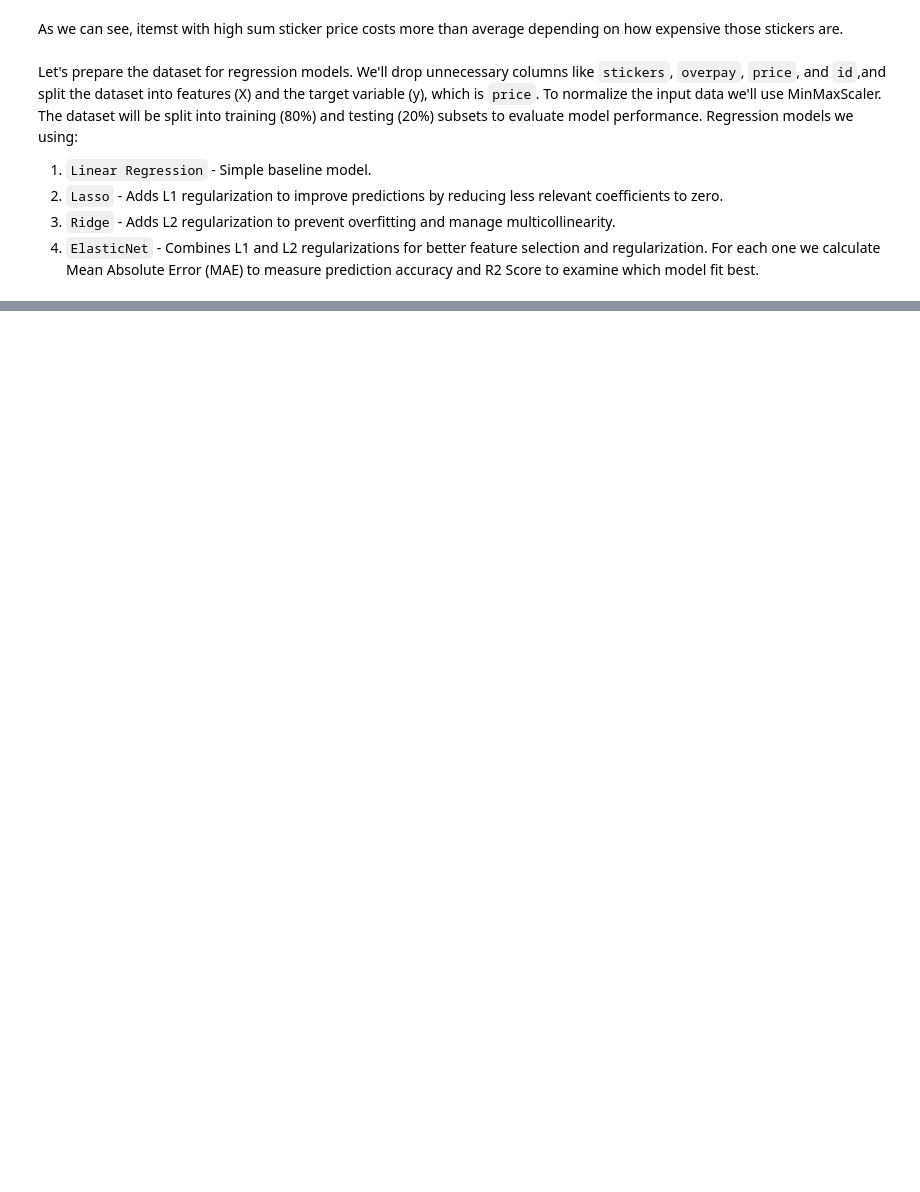
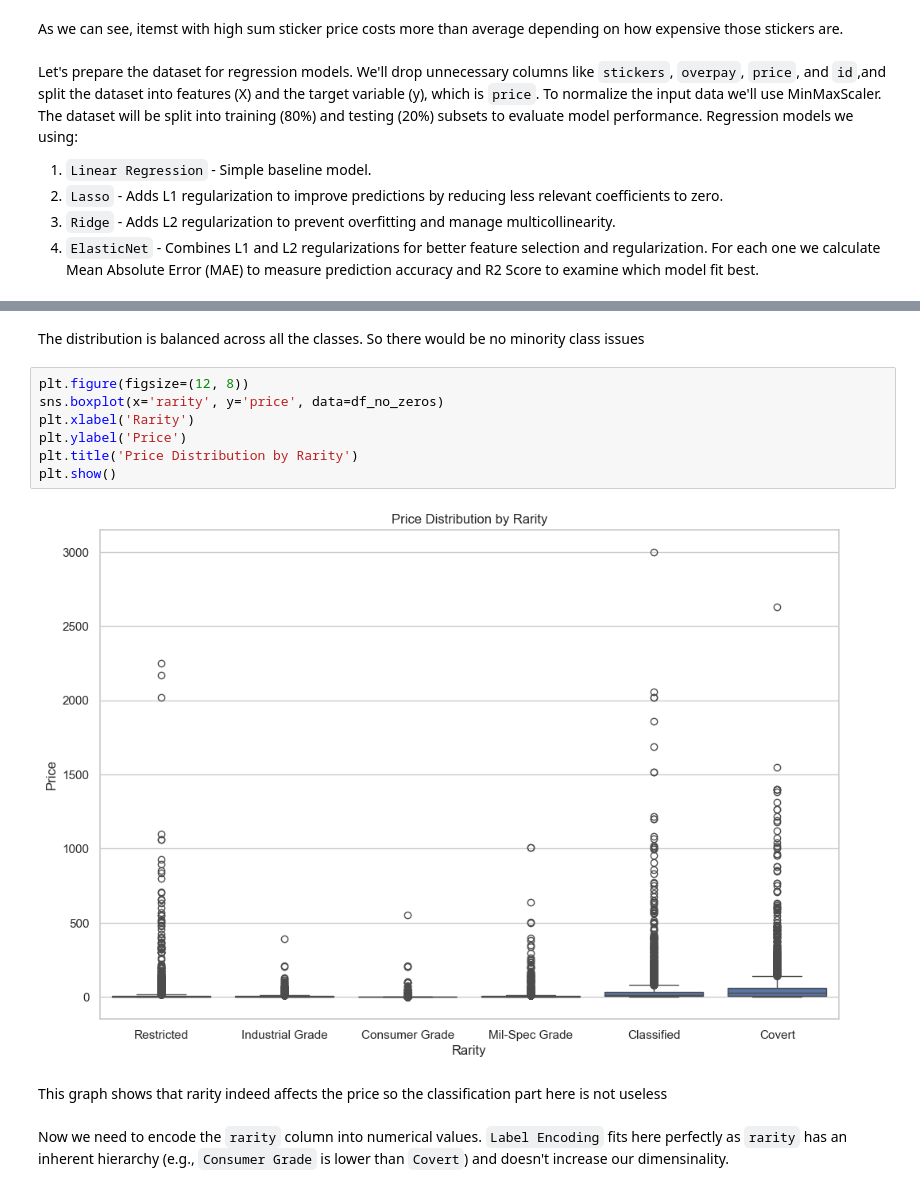
Before and after one commit to marchanyanehu/ml_skins, a Jupyter notebook: ml/main.ipynb, the cells around one changed output, grey strips where cells are left out. Saved outputs shown, nothing was run; the diff lists cells and outputs as text; blank space fills up the shorter version.

Commit message:
ml: classification

```diff
--- a/ml/main.ipynb
+++ b/ml/main.ipynb
@@ -1092,0 +1166,15 @@ Overall, `Lasso Regression` seems to be the most suitable model for predicting o
+# %% [markdown]
+The distribution is balanced across all the classes. So there would be no minority class issues
+# %%
+plt.figure(figsize=(12, 8))
+sns.boxplot(x='rarity', y='price', data=df_no_zeros)
+plt.xlabel('Rarity')
+plt.ylabel('Price')
+plt.title('Price Distribution by Rarity')
+plt.show()
+# %% [output]
+[figure, added]
+# %% [markdown]
+This graph shows that rarity indeed affects the price so the classification part here is not useless
+# %% [markdown]
+Now we need to encode the `rarity` column into numerical values. `Label Encoding` fits here perfectly as `rarity` has an inherent hierarchy (e.g., `Consumer Grade` is lower than `Covert`) and doesn't increase our dimensinality.
```
Also changed, not shown: parts of 25 cells of this notebook.
